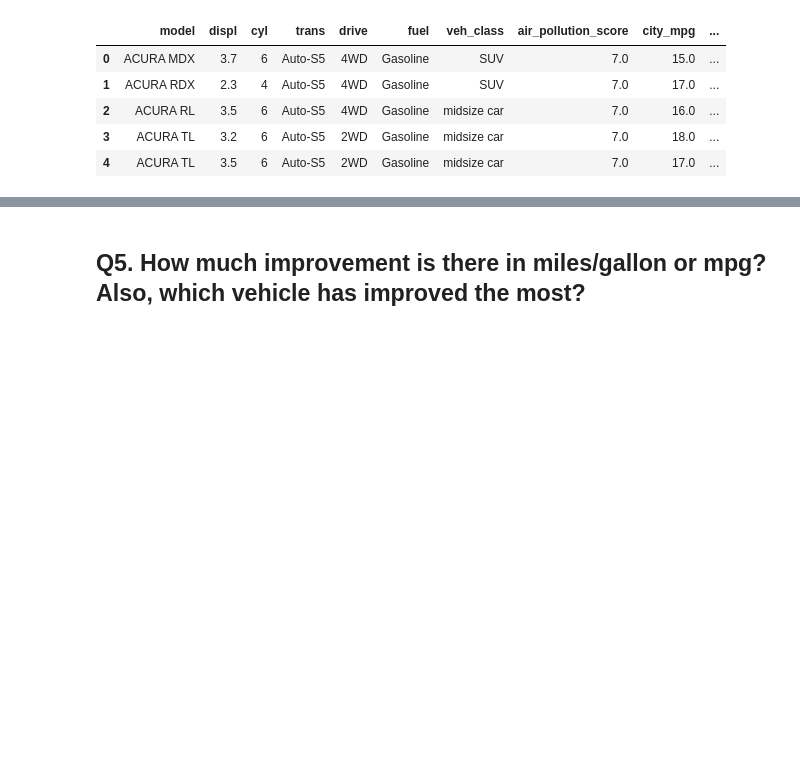
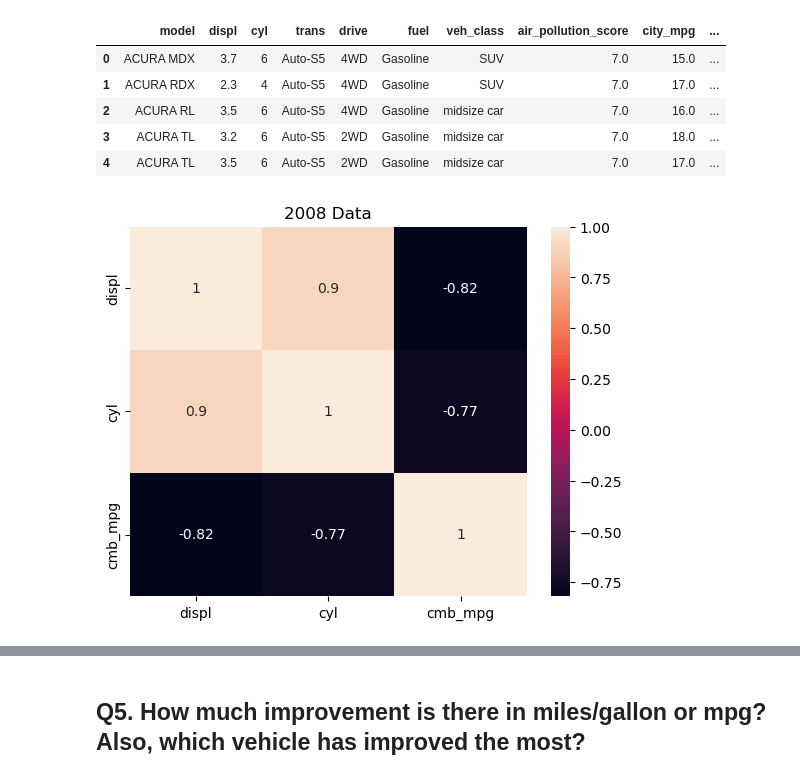
Before and after one commit to vikramrahane/DAI, a Jupyter notebook: Data_Analytics/Lab_Assignment/1510_Q4.ipynb, the cells around one changed output, grey strips where cells are left out. Saved outputs shown, nothing was run; the diff lists cells and outputs as text; code cells hidden in the pictures; blank space fills up the shorter version.

```diff
--- a/Data_Analytics/Lab_Assignment/1510.ipynb
+++ b/Data_Analytics/Lab_Assignment/1510_Q4.ipynb
@@ -510,3 +510,6 @@ clean_08.head()
 | 2 | ACURA RL | 3.5 | 6 | Auto-S5 | 4WD | Gasoline | midsize car | 7.0 | 16.0 | ... |
 | 3 | ACURA TL | 3.2 | 6 | Auto-S5 | 2WD | Gasoline | midsize car | 7.0 | 18.0 | ... |
 | 4 | ACURA TL | 3.5 | 6 | Auto-S5 | 2WD | Gasoline | midsize car | 7.0 | 17.0 | ... |
+# %%
+feature=['displ','cyl','cmb_mpg']
+corelation=clean_08[feature].corr()
@@ -512,0 +519,6 @@ clean_08.head()
+# %%
+sn.heatmap(corelation,annot=True)
+plt.title("2008 Data")
+plt.show()
+# %% [output]
+[figure, added]
```
Also changed, not shown: parts of 47 cells of this notebook, 26 other files.
